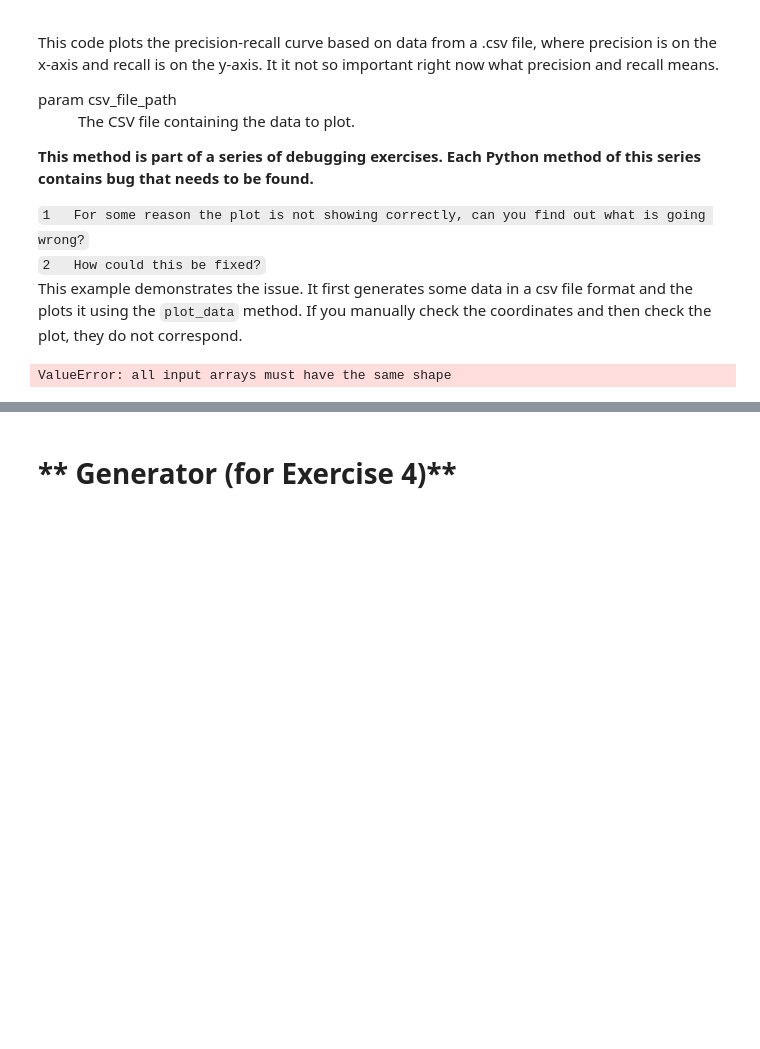
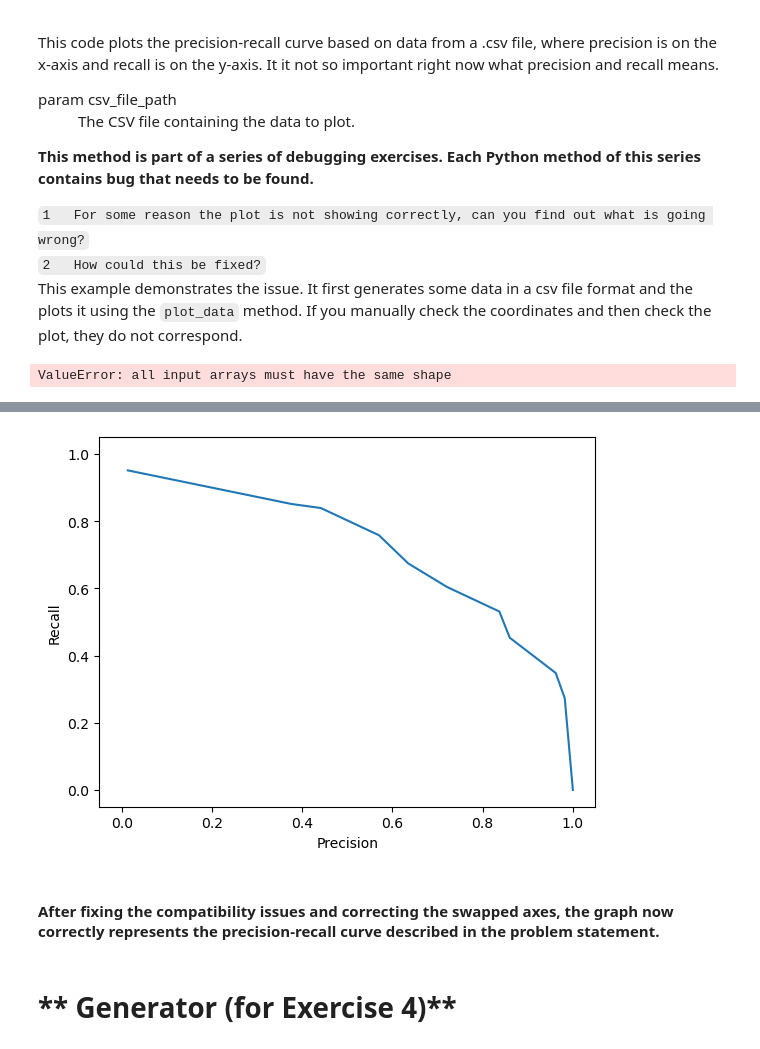
Before and after one commit to davidpadilla11/cv-ds-debugging-admission, a Jupyter notebook: debugging.ipynb, the cells around one changed output, grey strips where cells are left out. Saved outputs shown, nothing was run; the diff lists cells and outputs as text; code cells hidden in the pictures; blank space fills up the shorter version.

```diff
--- a/debugging.ipynb
+++ b/debugging.ipynb
@@ -270,3 +451,43 @@ ValueError: all input arrays must have the same shape
+# %%
+def plot_data(csv_file_path: str):
+
+    # load data
+    results = []
+    with open(csv_file_path) as result_csv:
+        csv_reader = csv.reader(result_csv, delimiter=',')
+        next(csv_reader)
+        for row in csv_reader:
+            results.append(row)
+        results = np.array(results, dtype=float)
+
+    # plot precision-recall curve
+    plt.plot(results[:, 0], results[:, 1])                      # Swapped indices to plot precision on x-axis and recall on y-axis
+    plt.ylim([-0.05, 1.05])
+    plt.xlim([-0.05, 1.05])
+    plt.xlabel('Precision')                                     # Swapped labels to match the swapped axes
+    plt.ylabel('Recall')
+    plt.show()
+# %%
+f = open("data_file.csv", "w", newline="")
+w = csv.writer(f)
+_ = w.writerow(["precision", "recall"])
+w.writerows([[0.013,0.951],
+             [0.376,0.851],
+             [0.441,0.839],
+             [0.570,0.758],
+             [0.635,0.674],
+             [0.721,0.604],
+             [0.837,0.531],
+             [0.860,0.453],
+             [0.962,0.348],
+             [0.982,0.273],
+             [1.0,0.0]])
+f.close()
+plot_data('data_file.csv')
+# %% [output]
+[figure, added]
+# %% [markdown]
+#### After fixing the compatibility issues and correcting the swapped axes, the graph now correctly represents the precision-recall curve described in the problem statement.
 # %% [markdown]
 <h1 id="generator-for-exercise-4">** Generator (for Exercise 4)**</h1>
 # %% [markdown]
```
Also changed, not shown: parts of 64 cells of this notebook.
